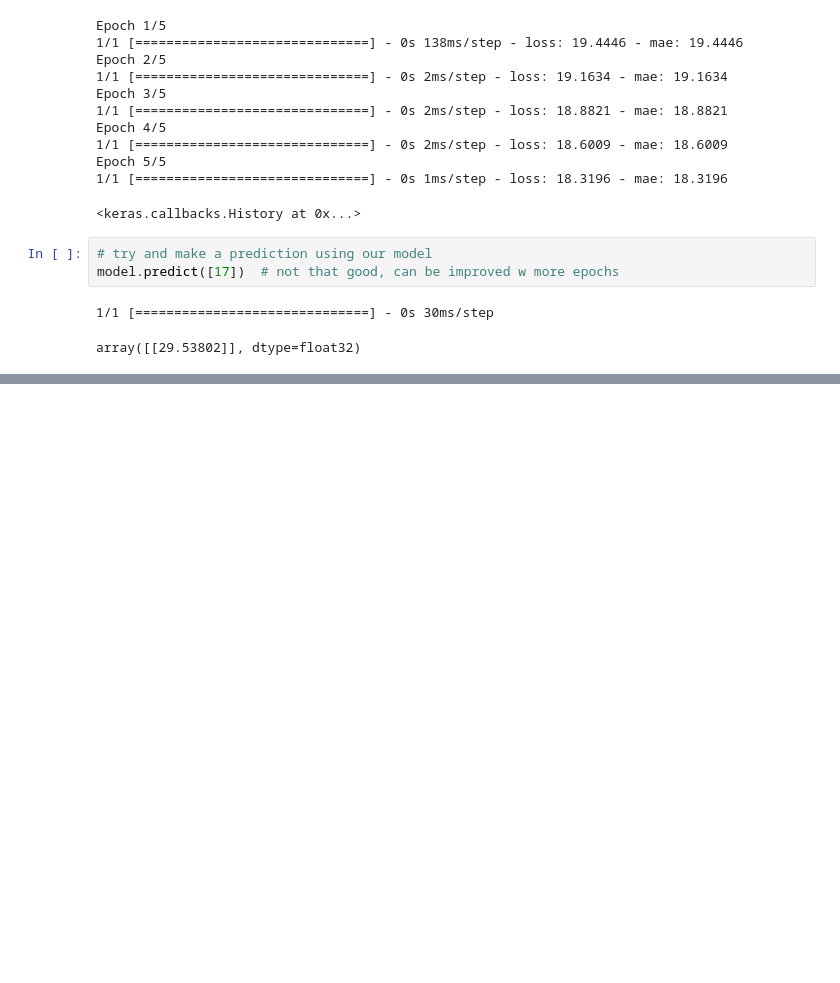
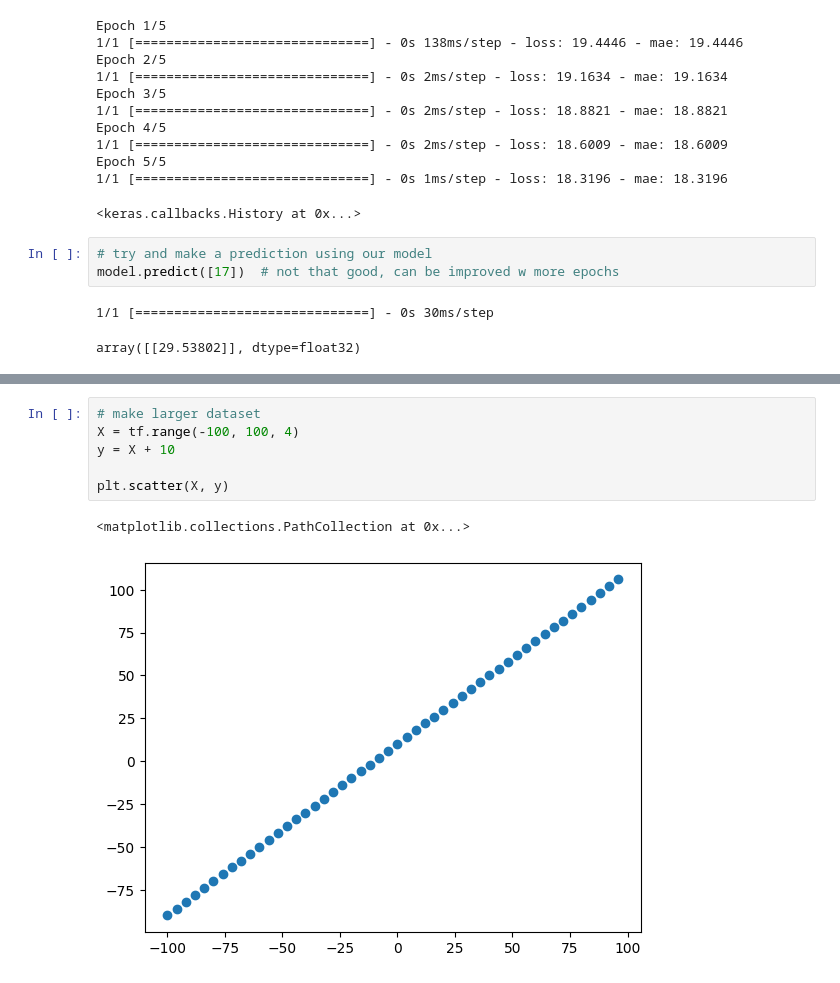
Before and after one commit to nripstein/Tensorflow-Tutorial, a Jupyter notebook: neural-network-regression.ipynb, the cells around one changed output, grey strips where cells are left out. Cells and saved outputs as stored; diff of their text form; blank space fills up the shorter version.

```diff
--- a/neural-network-regression.ipynb
+++ b/neural-network-regression.ipynb
@@ -92,0 +214,9 @@ array([[29.53802]], dtype=float32)
+# %%
+# make larger dataset
+X = tf.range(-100, 100, 4)
+y = X + 10
+
+plt.scatter(X, y)
+# %% [output]
+<matplotlib.collections.PathCollection at 0x...>
+[figure, added]
```
Also changed, not shown: parts of 18 cells of this notebook.
